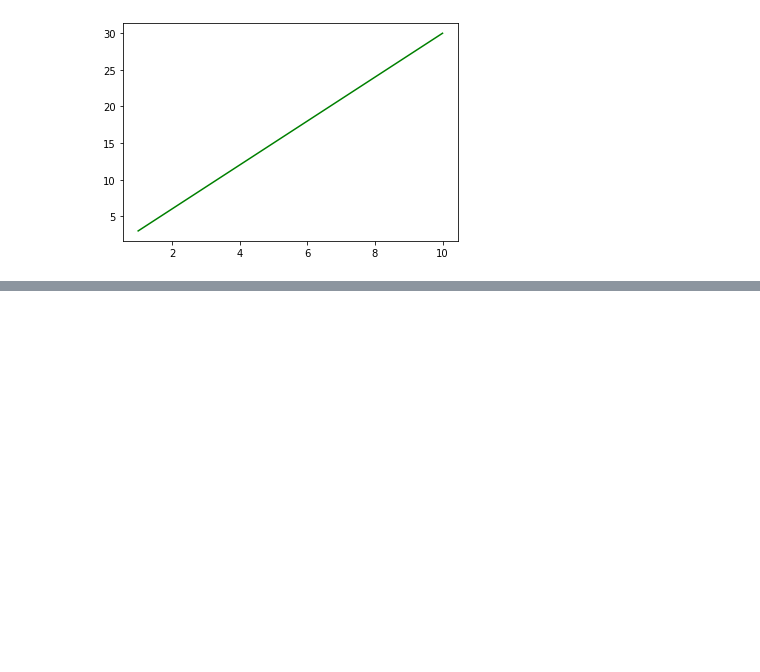
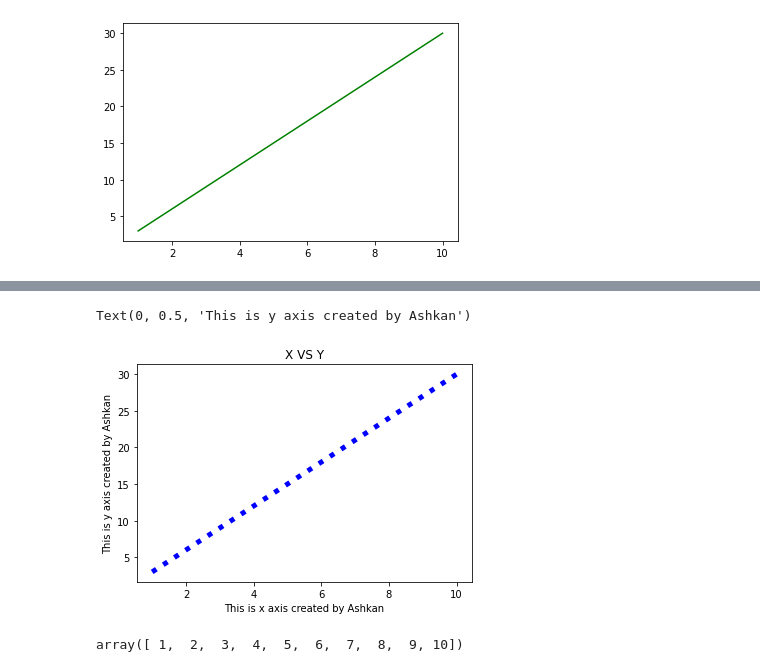
Before and after one commit to ashkanmulla/Python, a Jupyter notebook: Matplotlib_Practice.ipynb, the cells around one changed output, grey strips where cells are left out. Saved outputs shown, nothing was run; the diff lists cells and outputs as text; code cells hidden in the pictures; blank space fills up the shorter version.

```diff
--- a/Matplotlib_Practice.ipynb
+++ b/Matplotlib_Practice.ipynb
@@ -35,0 +39,8 @@ plt.plot(x,y,color= "r", linestyle = ":", linewidth = 2)
+# %%
+plt.plot(x,y,color= "blue", linestyle = ":", linewidth = 5)
+plt.title("X VS Y")
+plt.xlabel("This is x axis created by Ashkan")
+plt.ylabel("This is y axis created by Ashkan")
+# %% [output]
+Text(0, 0.5, 'This is y axis created by Ashkan')
+[figure, added]
@@ -35,0 +49,4 @@ plt.plot(x,y,color= "r", linestyle = ":", linewidth = 2)
+# %%
+x
+# %% [output]
+array([ 1,  2,  3,  4,  5,  6,  7,  8,  9, 10])
```
Also changed, not shown: parts of 12 cells of this notebook.
